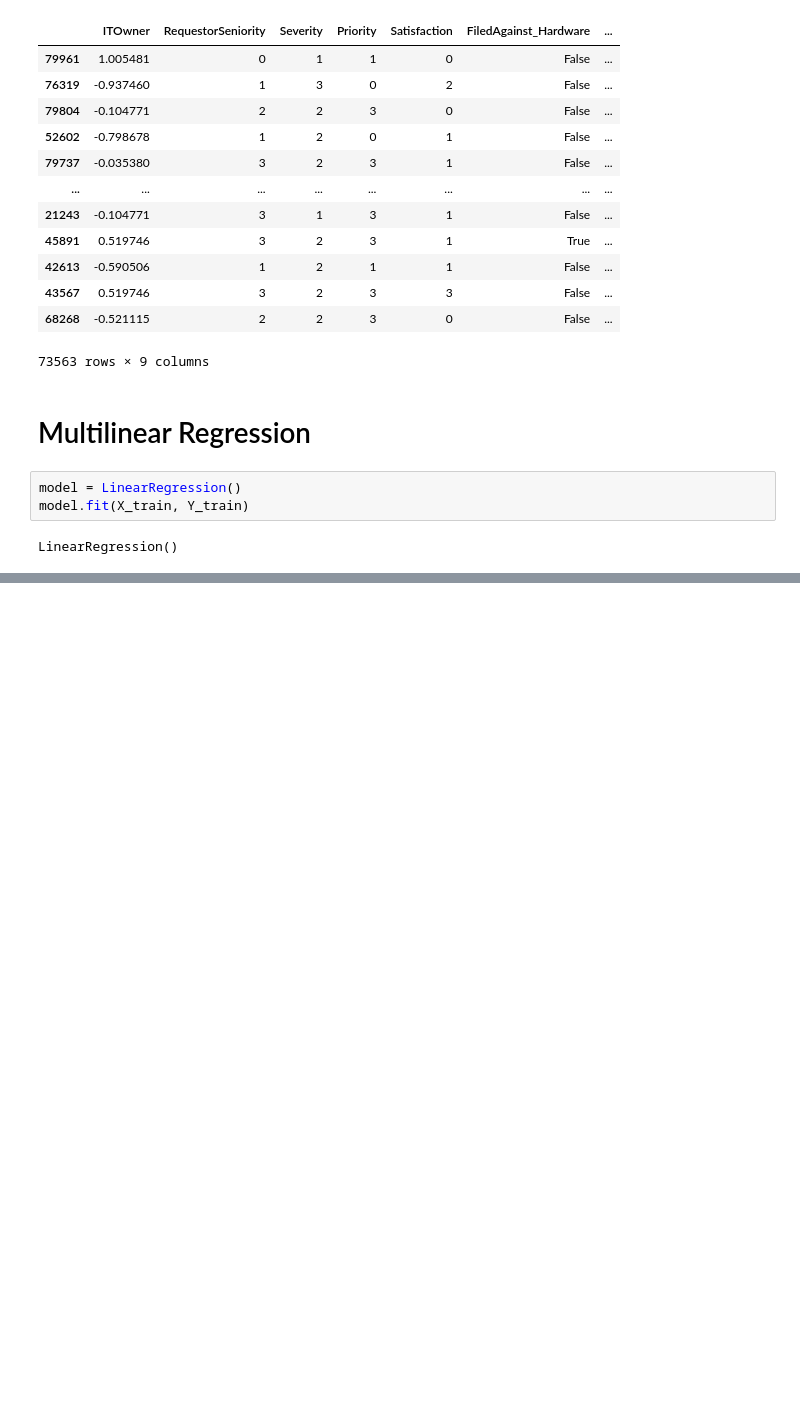
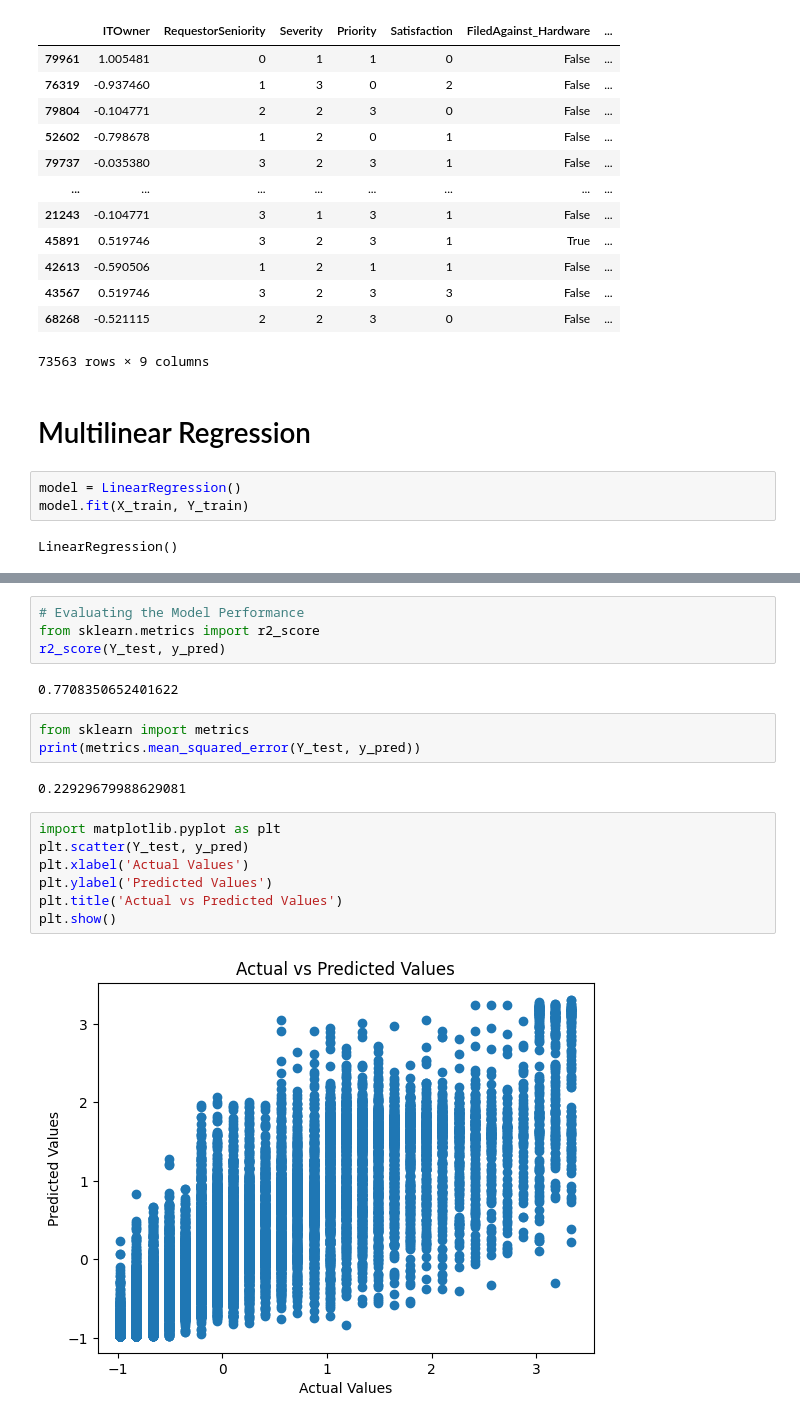
Before and after one commit to Kprakash9426/HelpDeskForecaster, a Jupyter notebook: Data Preprocessing.ipynb, the cells around one changed output, grey strips where cells are left out. Cells and saved outputs as stored; diff of their text form; blank space fills up the shorter version.

```diff
--- a/Data Preprocessing.ipynb
+++ b/Data Preprocessing.ipynb
@@ -289,0 +363,20 @@ LinearRegression()
+# %%
+# Evaluating the Model Performance
+from sklearn.metrics import r2_score
+r2_score(Y_test, y_pred)
+# %% [output]
+0.7708350652401622
+# %%
+from sklearn import metrics
+print(metrics.mean_squared_error(Y_test, y_pred))
+# %% [output]
+0.22929679988629081
+# %%
+import matplotlib.pyplot as plt
+plt.scatter(Y_test, y_pred)
+plt.xlabel('Actual Values')
+plt.ylabel('Predicted Values')
+plt.title('Actual vs Predicted Values')
+plt.show()
+# %% [output]
+[figure, added]
```
Also changed, not shown: parts of 18 cells of this notebook.
